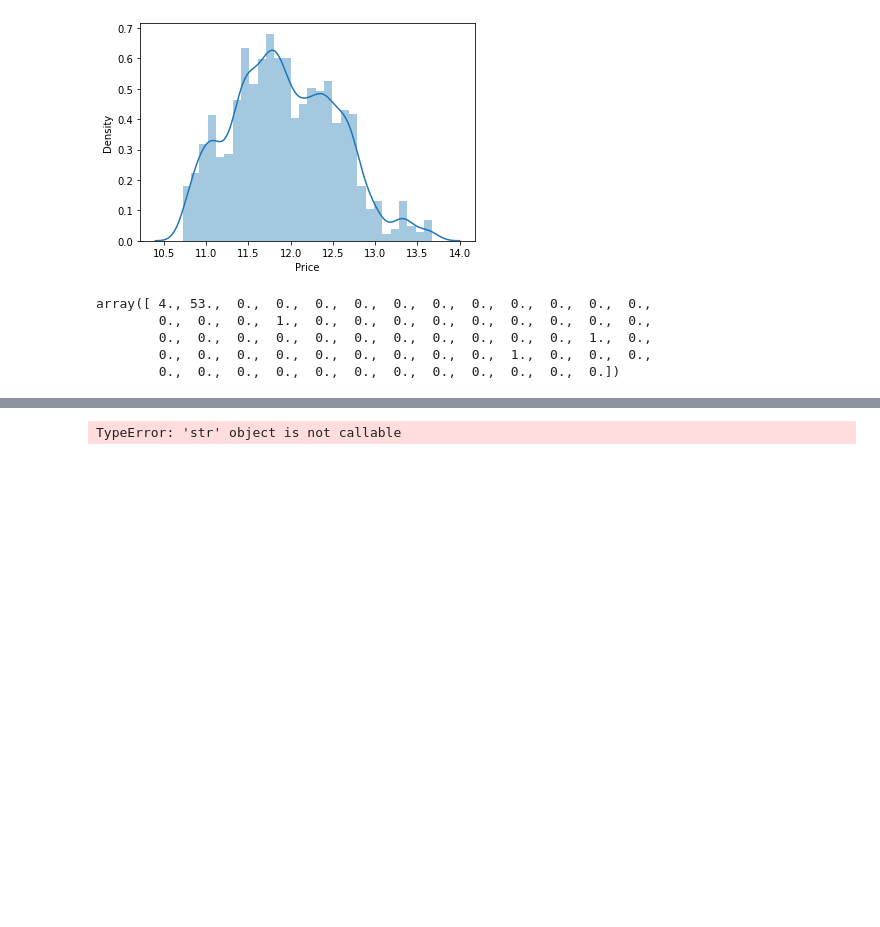
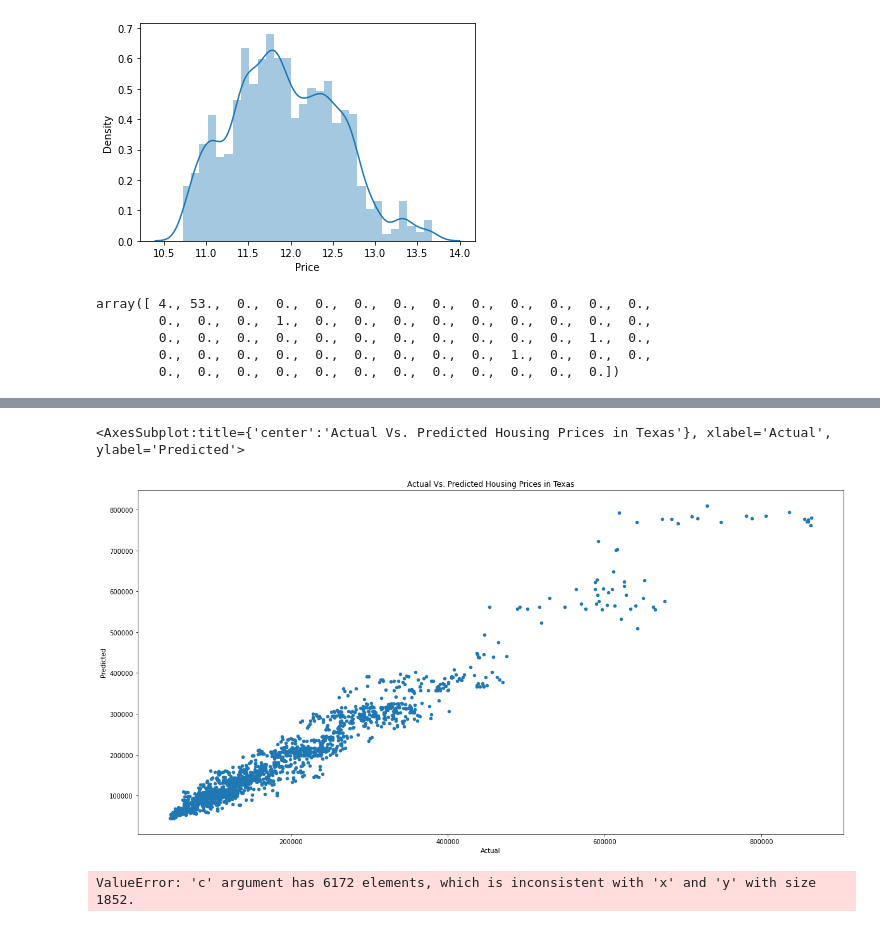
Before and after one commit to jexiamaris/project2, a Jupyter notebook: notebooks/Jexi/texas_model.ipynb, the cells around one changed output, grey strips where cells are left out. Cells and saved outputs as stored; diff of their text form; code cells hidden in the pictures; blank space fills up the shorter version.

```diff
--- a/notebooks/Jexi/texas_model.ipynb
+++ b/notebooks/Jexi/texas_model.ipynb
@@ -248,5 +260,10 @@ housing_price__pred_20
 # %%
 # Plot the real vs predicted prices as a line chart
-housing_model.plot(kind='scatter', title="Actual Vs. Predicted Housing Prices in Texas", figsize=(20,10)), plt.ylabel("Sale Price")
+housing_model.plot(kind='scatter', x='Actual', y= 'Predicted', title="Actual Vs. Predicted Housing Prices in Texas", figsize=(20,10))
 # %% [output]
-TypeError: 'str' object is not callable
+<AxesSubplot:title={'center':'Actual Vs. Predicted Housing Prices in Texas'}, xlabel='Actual', ylabel='Predicted'>
+[figure, added]
+# %%
+housing_model.plot(kind='scatter', x='Actual', y= 'Predicted', title="Actual Vs. Predicted Housing Prices in Texas", cmap=, figsize=(20,10))
+# %% [output]
+ValueError: 'c' argument has 6172 elements, which is inconsistent with 'x' and 'y' with size 1852.
```
Also changed, not shown: parts of 8 cells of this notebook, 1 other file.
